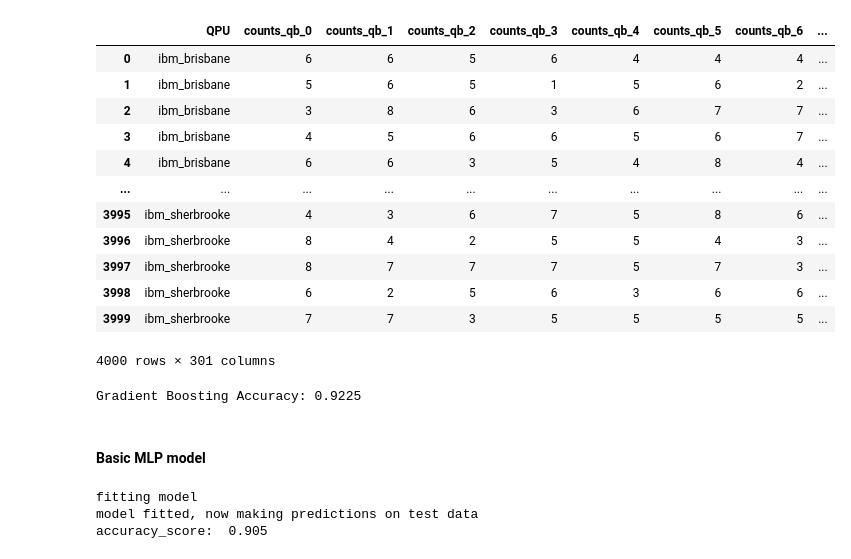
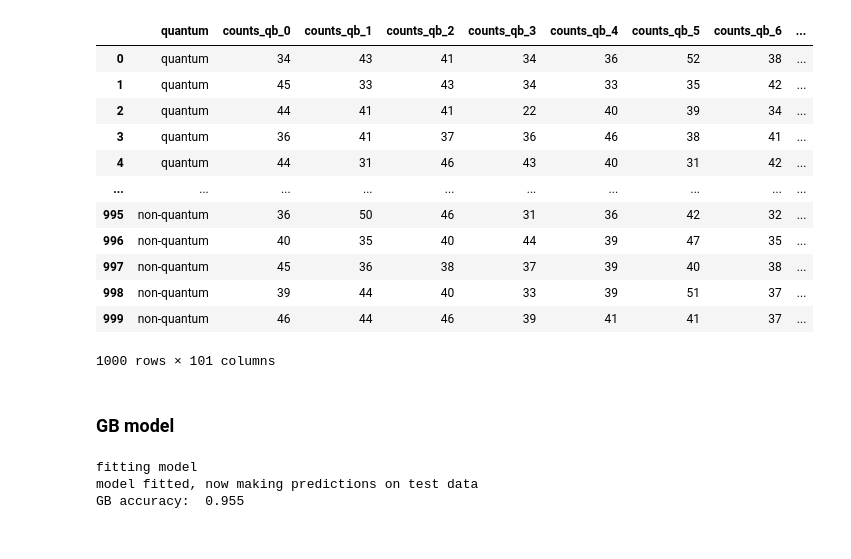
Before and after one commit to dorahacksglobal/qc-classifier, a Jupyter notebook: QRNG_Classification_Current.ipynb, the cells around one changed output. Drawn from its saved outputs; the diff is of its cells as text; code cells hidden in the pictures.

Commit message:
added subfolders for different modeling experiments with different input bit sizes

```diff
--- a/QRNG_Classification_Current.ipynb
+++ b/QRNG_Classification_Current.ipynb
@@ -5,7 +11,11 @@ from modules.data_preprocessing import *
 # %%
 df = load_data_into_df('data/IBM_Superposition_QRNG_100qubit.txt', ['quantum', 'QPU'])
 # %%
-df_testing = filter_by_label(df, ['binary_number', 'QPU'])
-df_testing = df_testing[:40000]
+df_testing = filter_by_label(df, ['binary_number', 'quantum'])
+
+# run below line if classifying by QPU, otherwise comment out
+# (first 40000 lines are QRNG data, next 40000 lines are PRNG data)
+# df_testing = df_testing[:40000]
+
 df_testing
 # %% [output]
@@ -59,0 +35,5 @@ df_testing_features
+# %%
+# For testing with different input lengths (base length = 100)
+
+df_testing_concatenated = concatenate_data(df_testing, 80)
+df_testing_concatenated
@@ -60,21 +76,26 @@ df_testing_features
 # %%
-#df_testing_features = make_bit_features(df_testing_concatenated)
+# For counting individual bits as features: if just using frequency
+# as the only feature, comment out to avoid redundancy:
+
+'''
+df_testing_features = make_bit_features(df_testing_concatenated)
 #df_testing_features
+'''
 
 df_testing_features = df_testing_features.drop(columns='Concatenated_Data')
 df_testing_features
 # %% [output]
-|  | QPU | counts_qb_0 | counts_qb_1 | counts_qb_2 | counts_qb_3 | counts_qb_4 | counts_qb_5 | counts_qb_6 | ... |
-| 0 | ibm_brisbane | 6 | 6 | 5 | 6 | 4 | 4 | 4 | ... |
-| 1 | ibm_brisbane | 5 | 6 | 5 | 1 | 5 | 6 | 2 | ... |
-| 2 | ibm_brisbane | 3 | 8 | 6 | 3 | 6 | 7 | 7 | ... |
-| 3 | ibm_brisbane | 4 | 5 | 6 | 6 | 5 | 6 | 7 | ... |
-| 4 | ibm_brisbane | 6 | 6 | 3 | 5 | 4 | 8 | 4 | ... |
+|  | quantum | counts_qb_0 | counts_qb_1 | counts_qb_2 | counts_qb_3 | counts_qb_4 | counts_qb_5 | counts_qb_6 | ... |
+| 0 | quantum | 34 | 43 | 41 | 34 | 36 | 52 | 38 | ... |
+| 1 | quantum | 45 | 33 | 43 | 34 | 33 | 35 | 42 | ... |
+| 2 | quantum | 44 | 41 | 41 | 22 | 40 | 39 | 34 | ... |
+| 3 | quantum | 36 | 41 | 37 | 36 | 46 | 38 | 41 | ... |
+| 4 | quantum | 44 | 31 | 46 | 43 | 40 | 31 | 42 | ... |
 | ... | ... | ... | ... | ... | ... | ... | ... | ... | ... |
-| 3995 | ibm_sherbrooke | 4 | 3 | 6 | 7 | 5 | 8 | 6 | ... |
-| 3996 | ibm_sherbrooke | 8 | 4 | 2 | 5 | 5 | 4 | 3 | ... |
-| 3997 | ibm_sherbrooke | 8 | 7 | 7 | 7 | 5 | 7 | 3 | ... |
-| 3998 | ibm_sherbrooke | 6 | 2 | 5 | 6 | 3 | 6 | 6 | ... |
-| 3999 | ibm_sherbrooke | 7 | 7 | 3 | 5 | 5 | 5 | 5 | ... |
+| 995 | non-quantum | 36 | 50 | 46 | 31 | 36 | 42 | 32 | ... |
+| 996 | non-quantum | 40 | 35 | 40 | 44 | 39 | 47 | 35 | ... |
+| 997 | non-quantum | 45 | 36 | 38 | 37 | 39 | 40 | 38 | ... |
+| 998 | non-quantum | 39 | 44 | 40 | 33 | 39 | 51 | 37 | ... |
+| 999 | non-quantum | 46 | 44 | 46 | 39 | 41 | 41 | 37 | ... |
-4000 rows × 301 columns
+1000 rows × 101 columns
 # %%
@@ -81,27 +104,12 @@ df_testing_features
 X = df_testing_features.drop(columns=df_testing_features.columns[0]).values
 y = df_testing_features[df_testing_features.columns[0]].values
 X_train, X_test, y_train, y_test = train_test_split(X, y, test_size=0.2, random_state=42)
+# %% [markdown]
+### GB model
 # %%
-sk_learn_gradient_boosting(X_train, y_train, X_test, y_test)
+accuracy = sk_learn_gradient_boosting(X_train, y_train, X_test, y_test)
+print('GB accuracy: ', accuracy)
 # %% [output]
-Gradient Boosting Accuracy: 0.9225
+fitting model
+model fitted, now making predictions on test data
+GB accuracy:  0.955
-# %% [markdown]
-#### Basic MLP model
-# %%
-from sklearn.neural_network import MLPClassifier
-
-mlpModel = MLPClassifier(hidden_layer_sizes=(250,), random_state=42, max_iter=800)
-
-print('fitting model')
-mlpModel.fit(X_train, y_train)
-
-print('model fitted, now making predictions on test data')
-model_y_predict = mlpModel.predict(X_test)
-
-accuracy_mlp = accuracy_score(y_test, model_y_predict)
-
-print('accuracy_score: ', accuracy_mlp)
-# %% [output]
-fitting model
-model fitted, now making predictions on test data
-accuracy_score:  0.905
```
Also changed, not shown: parts of 11 cells of this notebook, 17 other files.
